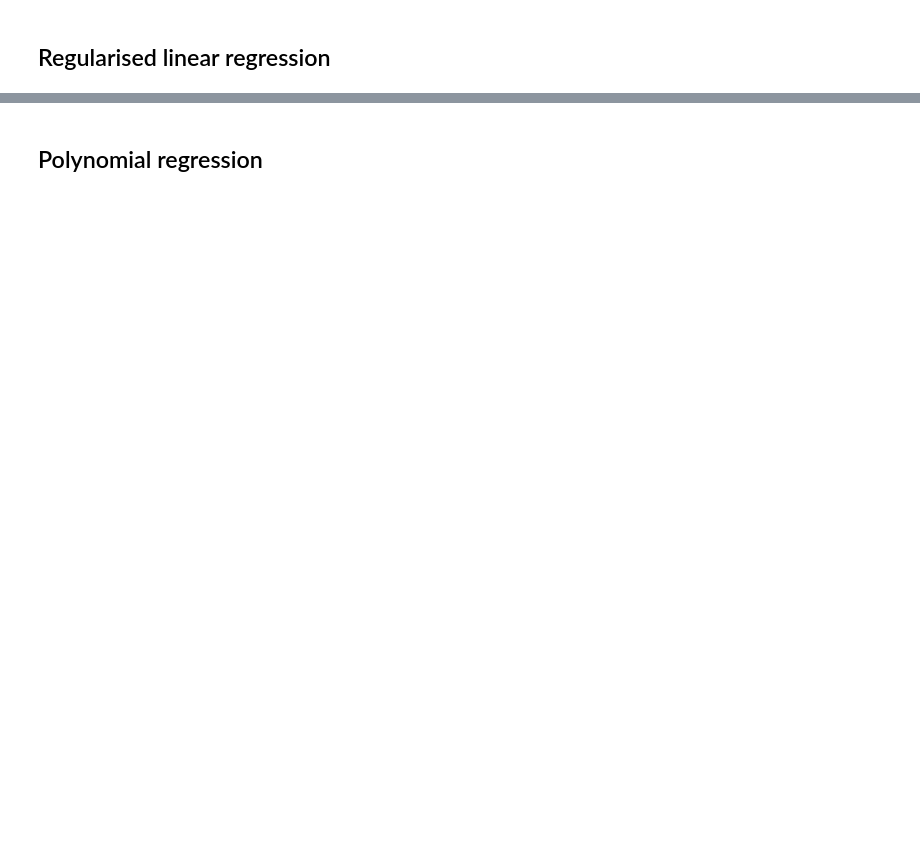
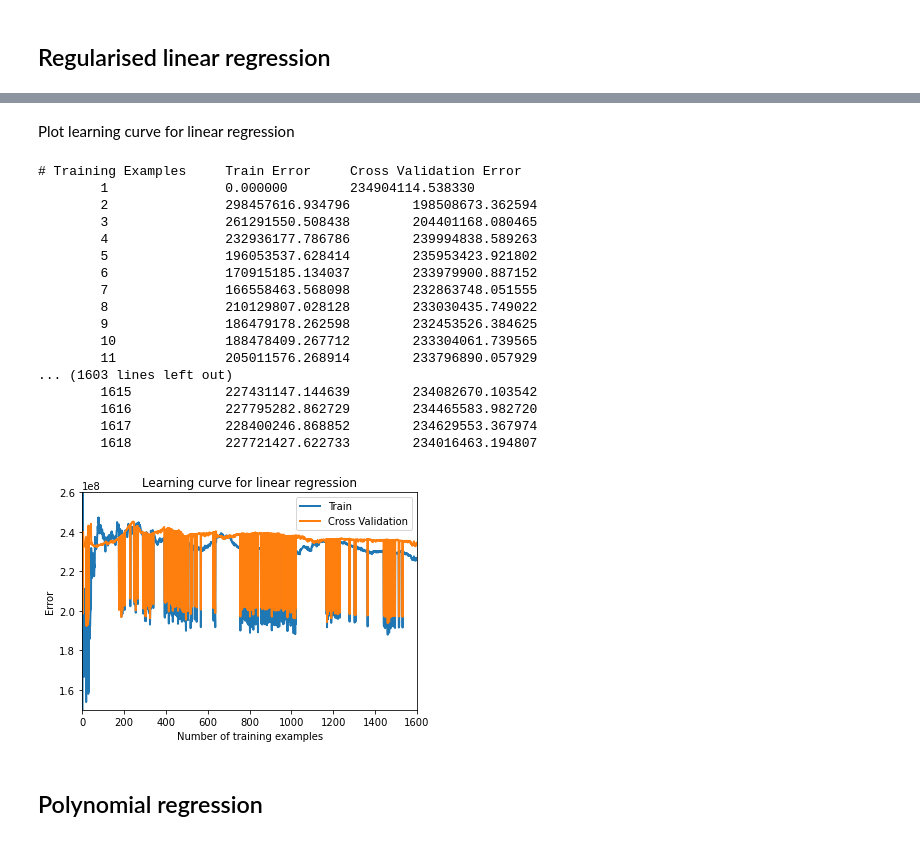
Before and after one commit to LuigiGuerriero1999/machine_learning_project, a Jupyter notebook: Machine Learning Project UK Used Car Data .ipynb, the cells around one changed output, grey strips where cells are left out. Cells and saved outputs as stored; diff of their text form; code cells hidden in the pictures; blank space fills up the shorter version.

```diff
--- a/Machine Learning Project UK Used Car Data .ipynb
+++ b/Machine Learning Project UK Used Car Data .ipynb
@@ -494,2 +469,37 @@ for i in range(m):
+# %% [markdown]
+Plot learning curve for linear regression
+# %%
+error_train, error_val = learningCurve(X_not_norm_stacked, y, X_CV_with_ones, y_CV, lambda_=0)
+#error_train, error_val = learningCurve(X, y, X_CV_with_ones, y_CV, lambda_=0)
+
+pyplot.plot(np.arange(1, m+1), error_train, np.arange(1, m+1), error_val, lw=2)
+pyplot.title('Learning curve for linear regression')
+pyplot.legend(['Train', 'Cross Validation'])
+pyplot.xlabel('Number of training examples')
+pyplot.ylabel('Error')
+pyplot.axis([0, 1600, 150000000, 260000000])
+
+print('# Training Examples\tTrain Error\tCross Validation Error')
+for i in range(m):
+    print('  \t%d\t\t%f\t%f' % (i+1, error_train[i], error_val[i]))
+# %% [output]
+# Training Examples     Train Error     Cross Validation Error
+        1               0.000000        234904114.538330
+        2               298457616.934796        198508673.362594
+        3               261291550.508438        204401168.080465
+        4               232936177.786786        239994838.589263
+        5               196053537.628414        235953423.921802
+        6               170915185.134037        233979900.887152
+        7               166558463.568098        232863748.051555
+        8               210129807.028128        233030435.749022
+        9               186479178.262598        232453526.384625
+        10              188478409.267712        233304061.739565
+        11              205011576.268914        233796890.057929
+... (1603 lines left out)
+        1615            227431147.144639        234082670.103542
+        1616            227795282.862729        234465583.982720
+        1617            228400246.868852        234629553.367974
+        1618            227721427.622733        234016463.194807
+[figure, added]
 # %% [markdown]
 ## Polynomial regression
```
Also changed, not shown: parts of 41 cells of this notebook.
